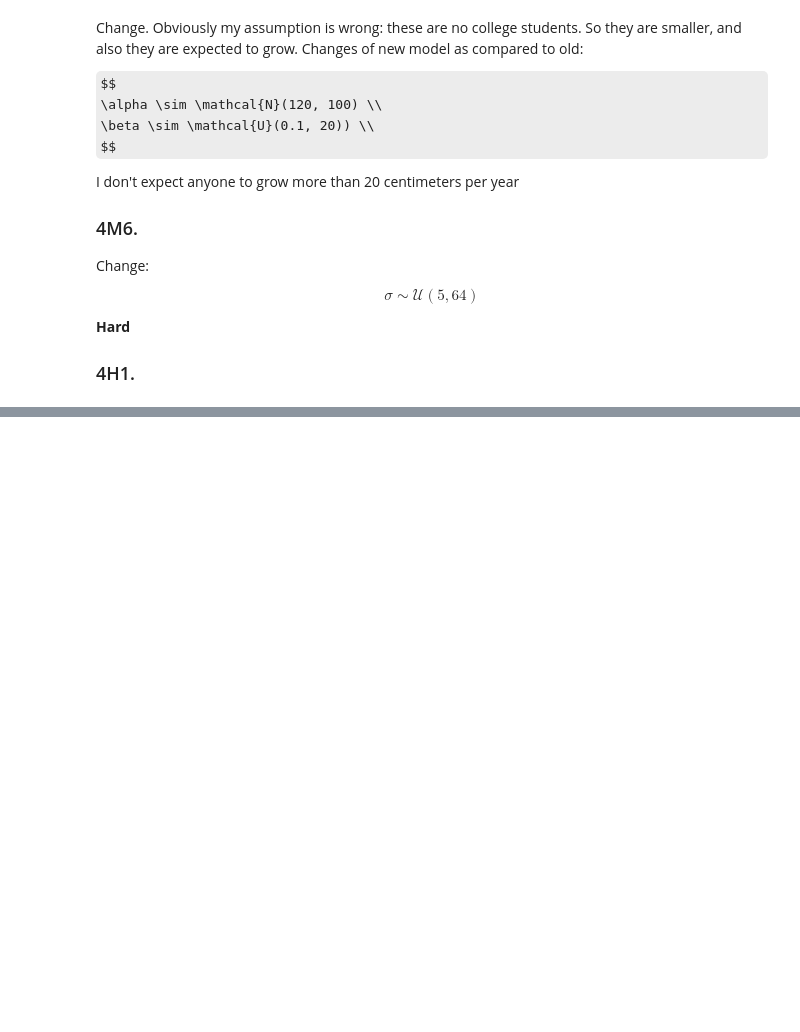
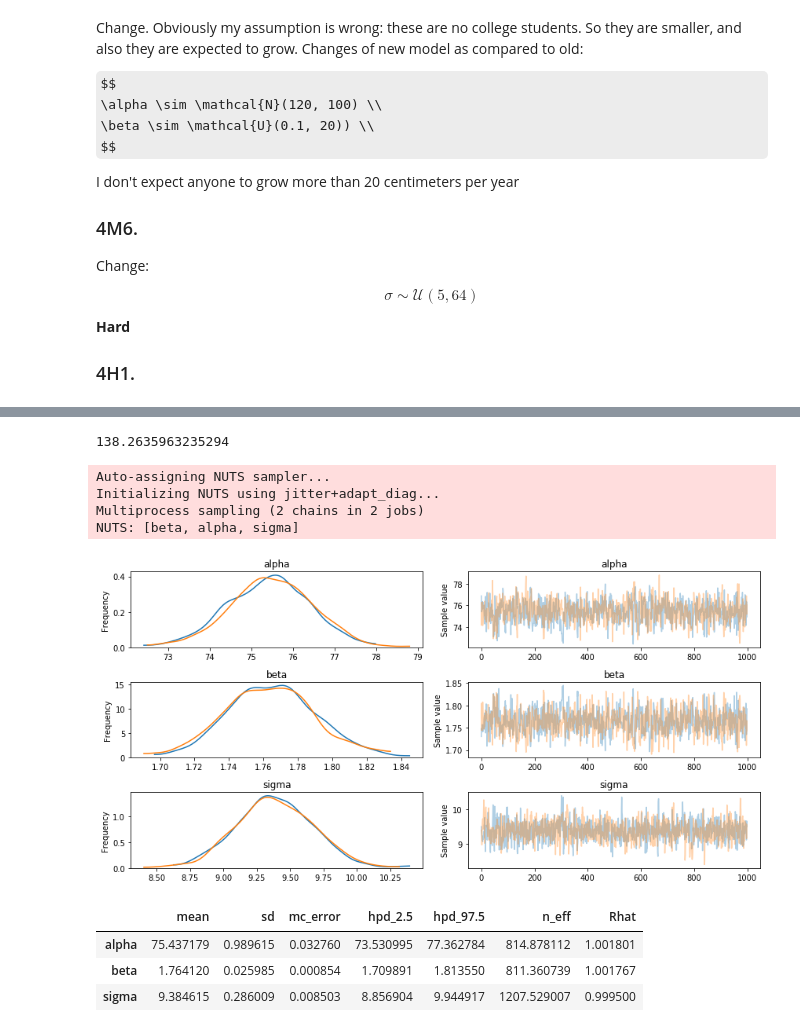
Before and after one commit to nwweber/statistical_rethinking, a Jupyter notebook: chapter_04_linear_models.ipynb, the cells around one changed output, grey strips where cells are left out. Cells and saved outputs as stored; diff of their text form; code cells hidden in the pictures; some formulas as TeX source; blank space fills up the shorter version.

```diff
--- a/chapter_04_linear_models.ipynb
+++ b/chapter_04_linear_models.ipynb
@@ -1007,7 +1007,7 @@ sns.kdeplot(y_samples);
 ### 4M2.
 Translating to equivalent(-ish?) pymc3 instead
 # %%
-with pm.Model() as m_practice_4_2:
+with pm.Model() as m_practice_4_m_2:
     sigma = pm.Uniform('sigma', lower=0, upper=10)
     mu = pm.Normal('mu', mu=0, sd=10)
     y = pm.Normal('y', mu=mu, sd=sigma)
@@ -1062,3 +1062,5 @@ $$
 **Hard**
 
 ### 4H1.
+# %%
+d = pd.read_csv('data/Howell1.csv', sep=';')
@@ -1064,0 +1082,31 @@ $$
+# %%
+d.height.mean()
+# %% [output]
+138.2635963235294
+# %%
+with pm.Model() as practice_4_h_1:
+    sigma = pm.Uniform('sigma', lower=0, upper=50)
+
+    alpha = pm.Normal('alpha', mu=138, sd=100)
+    beta = pm.Normal('beta', mu=0, sd=10)
+    mu = pm.Deterministic('mu', alpha + beta * d.weight)
+
+    h = pm.Normal('y', mu=mu, sd=sigma, observed=d.height)
+
+    trace_4_h_1 = pm.sample(1000, tune=1000)
+# %% [output]
+Auto-assigning NUTS sampler...
+Initializing NUTS using jitter+adapt_diag...
+Multiprocess sampling (2 chains in 2 jobs)
+NUTS: [beta, alpha, sigma]
+# %%
+pm.traceplot(trace_4_h_1, varnames=['alpha', 'beta', 'sigma']);
+# %% [output]
+[figure, added]
+# %%
+pm.summary(trace_4_h_1, varnames=['alpha', 'beta', 'sigma'])
+# %% [output]
+|  | mean | sd | mc_error | hpd_2.5 | hpd_97.5 | n_eff | Rhat |
+| alpha | 75.437179 | 0.989615 | 0.032760 | 73.530995 | 77.362784 | 814.878112 | 1.001801 |
+| beta | 1.764120 | 0.025985 | 0.000854 | 1.709891 | 1.813550 | 811.360739 | 1.001767 |
+| sigma | 9.384615 | 0.286009 | 0.008503 | 8.856904 | 9.944917 | 1207.529007 | 0.999500 |
```
Also changed, not shown: parts of 6 cells of this notebook.
